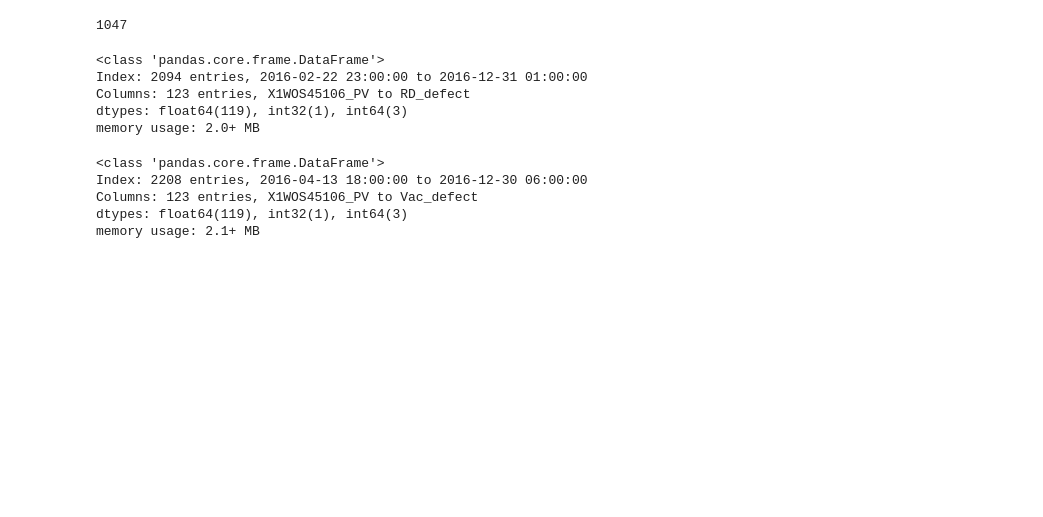
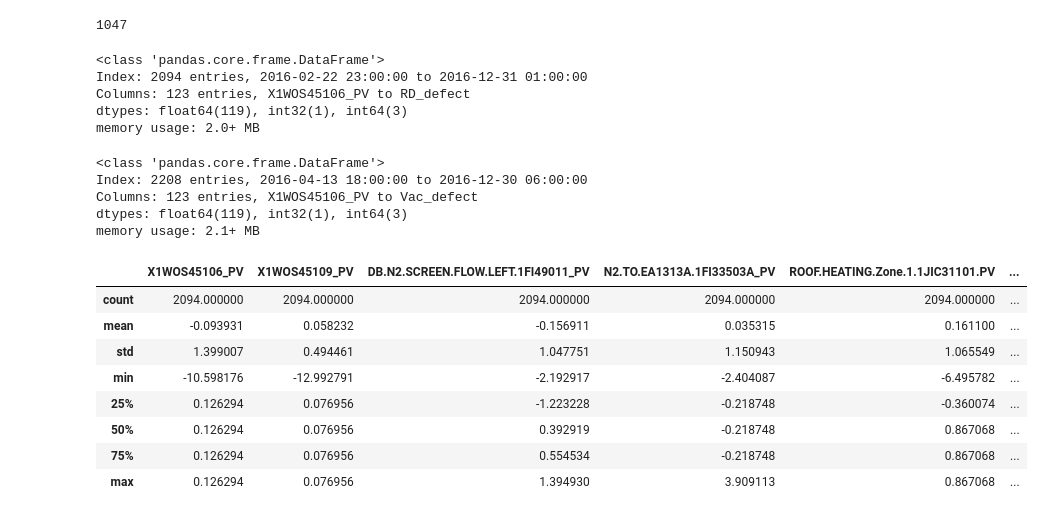
Before and after one commit to gmlwlswls/LGD_anomaly_detection, a Jupyter notebook: 00. 데이터 탐색 및 전처리/데이터 전처리.ipynb, the cells around one changed output. Cells and saved outputs as stored; diff of their text form; code cells hidden in the pictures; blank space fills up the shorter version.

```diff
--- a/00. 데이터 탐색 및 전처리/데이터 전처리.ipynb
+++ b/00. 데이터 탐색 및 전처리/데이터 전처리.ipynb
@@ -351,6 +351,21 @@ Index: 2208 entries, 2016-04-13 18:00:00 to 2016-12-30 06:00:00
 Columns: 123 entries, X1WOS45106_PV to Vac_defect
 dtypes: float64(119), int32(1), int64(3)
 memory usage: 2.1+ MB
+# %%
+pd.set_option('display.max_rows', None)
+pd.set_option('display.max_columns', None)
+
+RD_sample_df.describe()
+# %% [output]
+|  | X1WOS45106_PV | X1WOS45109_PV | DB.N2.SCREEN.FLOW.LEFT.1FI49011_PV | N2.TO.EA1313A.1FI33503A_PV | ROOF.HEATING.Zone.1.1JIC31101.PV | ... |
+| count | 2094.000000 | 2094.000000 | 2094.000000 | 2094.000000 | 2094.000000 | ... |
+| mean | -0.093931 | 0.058232 | -0.156911 | 0.035315 | 0.161100 | ... |
+| std | 1.399007 | 0.494461 | 1.047751 | 1.150943 | 1.065549 | ... |
+| min | -10.598176 | -12.992791 | -2.192917 | -2.404087 | -6.495782 | ... |
+| 25% | 0.126294 | 0.076956 | -1.223228 | -0.218748 | -0.360074 | ... |
+| 50% | 0.126294 | 0.076956 | 0.392919 | -0.218748 | 0.867068 | ... |
+| 75% | 0.126294 | 0.076956 | 0.554534 | -0.218748 | 0.867068 | ... |
+| max | 0.126294 | 0.076956 | 1.394930 | 3.909113 | 0.867068 | ... |
 # %%
 # 머신러닝 10개의 피쳐를 가진 예측 문제에서 선형 회귀 모델을 학습하려면 100~500개의 데이터 필요
 # 딥러닝 10개의 클래스를 분류하는 CNN모델의 경우 클래스당 1000개 이상 필요
```
